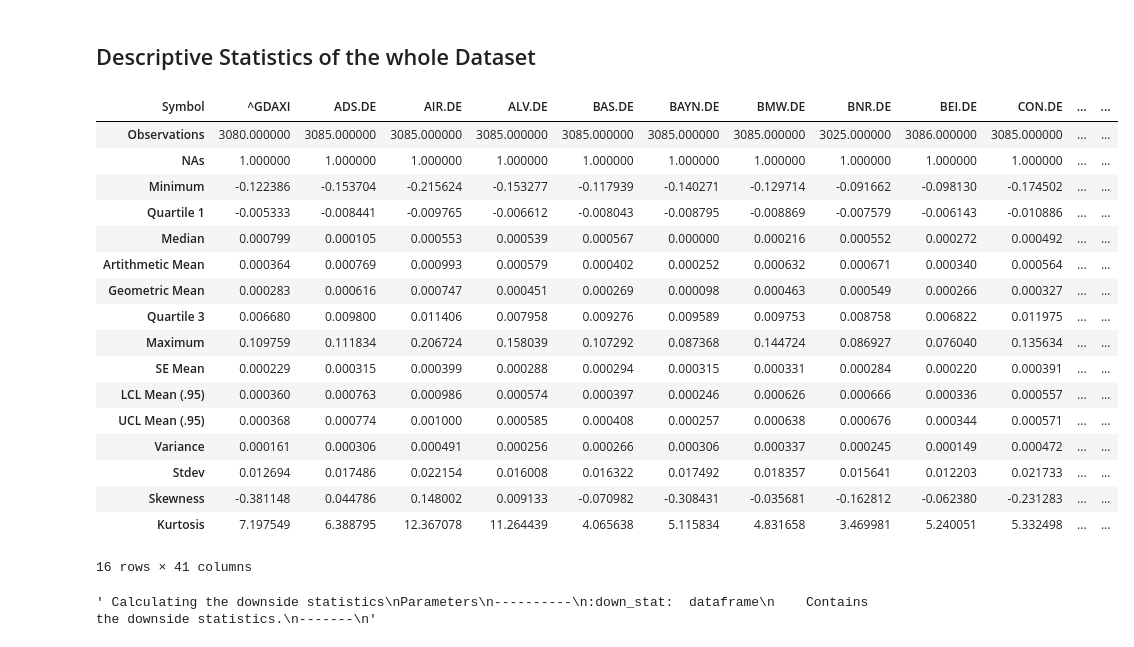
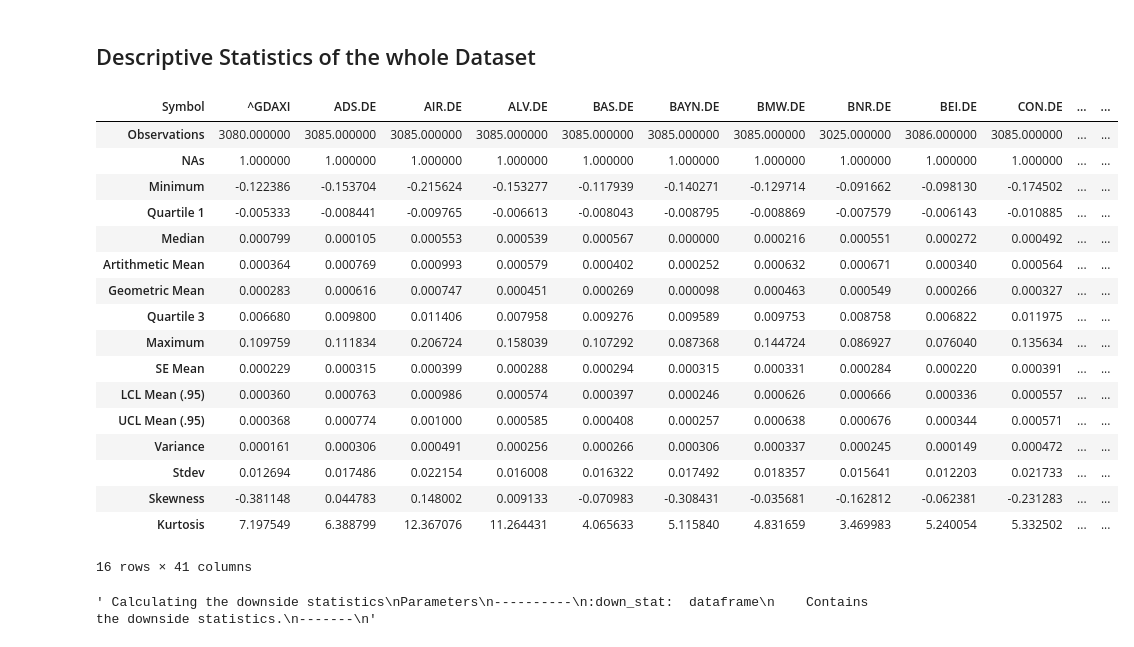
Before and after one commit to LarsWrede/GFSM, a Jupyter notebook: Index Revision and Stock Returns.ipynb, the cells around one changed output. Saved outputs shown, nothing was run; the diff lists cells and outputs as text; code cells hidden in the pictures.

```diff
--- a/Index Revision and Stock Returns.ipynb
+++ b/Index Revision and Stock Returns.ipynb
@@ -66,7 +66,7 @@ Parameters
 '''
 DAX_included = pd.read_csv('DAX_included_2010-2021.csv', sep = ';')
 DAX_excluded = pd.read_csv('DAX_excluded_2010-2021.csv', sep = ';')
-stock_data = pd.read_csv('Companies_Ticker_Stand_22-03-01.csv', sep = ';')
+stock_data = pd.read_csv('Companies_Ticker.csv', sep = ';')
 benchmark = pd.read_csv('DAX_Kurs.csv', sep = ';')
 #index_compositions = pd.read_csv('Historical_Index_Compositions.csv', sep = ';')
 # %%
@@ -198,30 +246,30 @@ stocks_as_df_adjclose_peak_bottom = pd.DataFrame(stocks_as_df_adjclose_peak_bott
 # %% [markdown]
 ## Descriptive Statistics of the whole Dataset <a class="anchor" id="4-bullet"></a>
 # %%
-''' Calculating measures of location, statistical dispersion and shape
+''' Calculating measures of location, statistical dispersion and shape.
 Parameters
 ----------
 :des_stat:  dataframe
     Contains the descriptive statistics.
 -------
 '''
 
 des_stat = pd.DataFrame(columns=stock_data['Symbol'],
                         index=['Observations', 'NAs', 'Minimum', 'Quartile 1', 'Median',
                                'Artithmetic Mean', 'Geometric Mean', 'Quartile 3', 'Maximum', 'SE Mean',
                                'LCL Mean (.95)', 'UCL Mean (.95)', 'Variance', 'Stdev', 'Skewness','Kurtosis'])
 
 for s in stock_data['Symbol']:
     df = pd.DataFrame(returns_daily[s])
     des_stat[s] = pat.stats_table(df, manager_col=0)
 des_stat
 # %% [output]
 | Symbol | ^GDAXI | ADS.DE | AIR.DE | ALV.DE | BAS.DE | BAYN.DE | BMW.DE | BNR.DE | BEI.DE | CON.DE | ... | ... |
 | Observations | 3080.000000 | 3085.000000 | 3085.000000 | 3085.000000 | 3085.000000 | 3085.000000 | 3085.000000 | 3025.000000 | 3086.000000 | 3085.000000 | ... | ... |
 | NAs | 1.000000 | 1.000000 | 1.000000 | 1.000000 | 1.000000 | 1.000000 | 1.000000 | 1.000000 | 1.000000 | 1.000000 | ... | ... |
 | Minimum | -0.122386 | -0.153704 | -0.215624 | -0.153277 | -0.117939 | -0.140271 | -0.129714 | -0.091662 | -0.098130 | -0.174502 | ... | ... |
-| Quartile 1 | -0.005333 | -0.008441 | -0.009765 | -0.006612 | -0.008043 | -0.008795 | -0.008869 | -0.007579 | -0.006143 | -0.010886 | ... | ... |
-| Median | 0.000799 | 0.000105 | 0.000553 | 0.000539 | 0.000567 | 0.000000 | 0.000216 | 0.000552 | 0.000272 | 0.000492 | ... | ... |
+| Quartile 1 | -0.005333 | -0.008441 | -0.009765 | -0.006613 | -0.008043 | -0.008795 | -0.008869 | -0.007579 | -0.006143 | -0.010885 | ... | ... |
+| Median | 0.000799 | 0.000105 | 0.000553 | 0.000539 | 0.000567 | 0.000000 | 0.000216 | 0.000551 | 0.000272 | 0.000492 | ... | ... |
 | Artithmetic Mean | 0.000364 | 0.000769 | 0.000993 | 0.000579 | 0.000402 | 0.000252 | 0.000632 | 0.000671 | 0.000340 | 0.000564 | ... | ... |
 | Geometric Mean | 0.000283 | 0.000616 | 0.000747 | 0.000451 | 0.000269 | 0.000098 | 0.000463 | 0.000549 | 0.000266 | 0.000327 | ... | ... |
 | Quartile 3 | 0.006680 | 0.009800 | 0.011406 | 0.007958 | 0.009276 | 0.009589 | 0.009753 | 0.008758 | 0.006822 | 0.011975 | ... | ... |
@@ -231,7 +279,7 @@ des_stat
 | UCL Mean (.95) | 0.000368 | 0.000774 | 0.001000 | 0.000585 | 0.000408 | 0.000257 | 0.000638 | 0.000676 | 0.000344 | 0.000571 | ... | ... |
 | Variance | 0.000161 | 0.000306 | 0.000491 | 0.000256 | 0.000266 | 0.000306 | 0.000337 | 0.000245 | 0.000149 | 0.000472 | ... | ... |
 | Stdev | 0.012694 | 0.017486 | 0.022154 | 0.016008 | 0.016322 | 0.017492 | 0.018357 | 0.015641 | 0.012203 | 0.021733 | ... | ... |
-| Skewness | -0.381148 | 0.044786 | 0.148002 | 0.009133 | -0.070982 | -0.308431 | -0.035681 | -0.162812 | -0.062380 | -0.231283 | ... | ... |
-| Kurtosis | 7.197549 | 6.388795 | 12.367078 | 11.264439 | 4.065638 | 5.115834 | 4.831658 | 3.469981 | 5.240051 | 5.332498 | ... | ... |
+| Skewness | -0.381148 | 0.044783 | 0.148002 | 0.009133 | -0.070983 | -0.308431 | -0.035681 | -0.162812 | -0.062381 | -0.231283 | ... | ... |
+| Kurtosis | 7.197549 | 6.388799 | 12.367076 | 11.264431 | 4.065633 | 5.115840 | 4.831659 | 3.469983 | 5.240054 | 5.332502 | ... | ... |
 16 rows × 41 columns
 # %%
```
Also changed, not shown: parts of 6 cells of this notebook, 1 other file.
